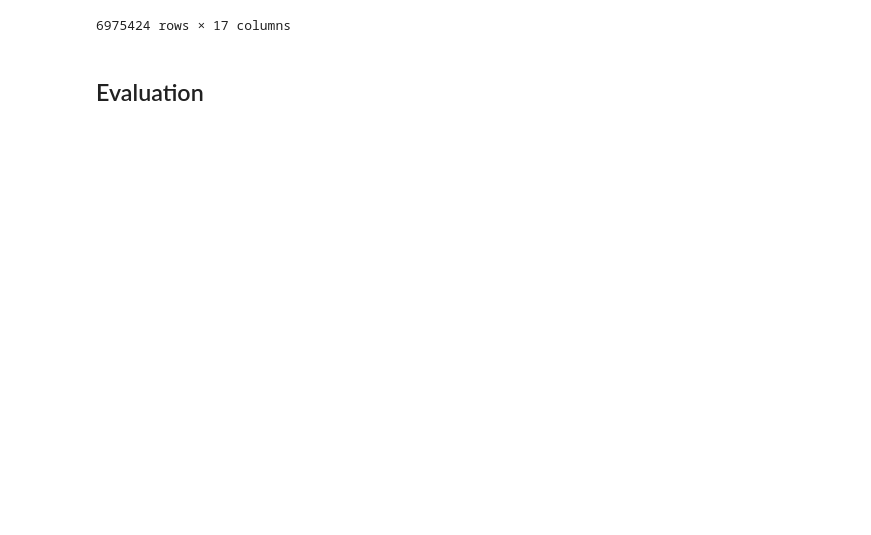
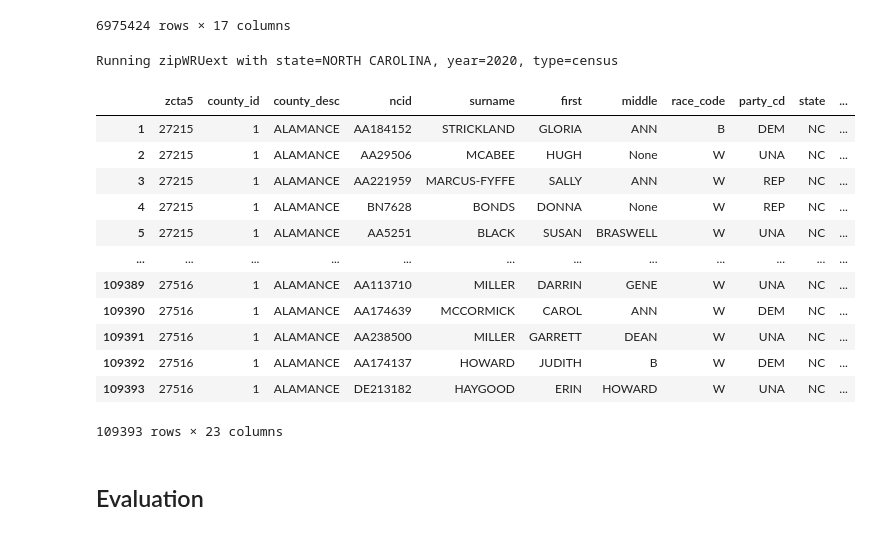
Before and after one commit to LetianY/project-bisg, a Jupyter notebook: notebooks/wru_testing.ipynb, the cells around one changed output. Cells and saved outputs as stored; diff of their text form; code cells hidden in the pictures; blank space fills up the shorter version.

```diff
--- a/notebooks/wru_testing.ipynb
+++ b/notebooks/wru_testing.ipynb
@@ -17,3 +19,5 @@ cbisg_predictor = cBISGPredictor(census_api_key=key['CENSUS_API_KEY'])
+# %%
+wru_ext_predictor = ZipWRUextPredictor()
 # %% [markdown]
 # NC Cleaned Dataset 2012
 
@@ -614,6 +632,27 @@ R[write to console]: 179084 (2.6%) individuals' first names were not matched.
 | 2432076 | 100 | YANCEY | 28714.0 | ES26380 | ZULLINGER | PAMELA | YOUNG | W | UNA | NC | ... |
 | 2724018 | 100 | YANCEY | 28740.0 | AL300586 | ZURAWSKI | ANTHONY | JAMES | W | UNA | NC | ... |
 6975424 rows × 17 columns
+# %%
+# wru_ext BISG
+df_county = df[df['county_id']==1].copy().reset_index(drop=True)
+wruext_bisg_result = wru_ext_predictor.inference(data=df_county, state="NORTH CAROLINA", year1="2020", zip_col="zcta",
+                                                 surname_field="surname", type1="census")
+wruext_bisg_result
+# %% [output]
+Running zipWRUext with state=NORTH CAROLINA, year=2020, type=census
+|  | zcta5 | county_id | county_desc | ncid | surname | first | middle | race_code | party_cd | state | ... |
+| 1 | 27215 | 1 | ALAMANCE | AA184152 | STRICKLAND | GLORIA | ANN | B | DEM | NC | ... |
+| 2 | 27215 | 1 | ALAMANCE | AA29506 | MCABEE | HUGH | None | W | UNA | NC | ... |
+| 3 | 27215 | 1 | ALAMANCE | AA221959 | MARCUS-FYFFE | SALLY | ANN | W | REP | NC | ... |
+| 4 | 27215 | 1 | ALAMANCE | BN7628 | BONDS | DONNA | None | W | REP | NC | ... |
+| 5 | 27215 | 1 | ALAMANCE | AA5251 | BLACK | SUSAN | BRASWELL | W | UNA | NC | ... |
+| ... | ... | ... | ... | ... | ... | ... | ... | ... | ... | ... | ... |
+| 109389 | 27516 | 1 | ALAMANCE | AA113710 | MILLER | DARRIN | GENE | W | UNA | NC | ... |
+| 109390 | 27516 | 1 | ALAMANCE | AA174639 | MCCORMICK | CAROL | ANN | W | DEM | NC | ... |
+| 109391 | 27516 | 1 | ALAMANCE | AA238500 | MILLER | GARRETT | DEAN | W | UNA | NC | ... |
+| 109392 | 27516 | 1 | ALAMANCE | AA174137 | HOWARD | JUDITH | B | W | DEM | NC | ... |
+| 109393 | 27516 | 1 | ALAMANCE | DE213182 | HAYGOOD | ERIN | HOWARD | W | UNA | NC | ... |
+109393 rows × 23 columns
 # %% [markdown]
 ## Evaluation
 # %%
```
Also changed, not shown: parts of 6 cells of this notebook, 1 other file.
